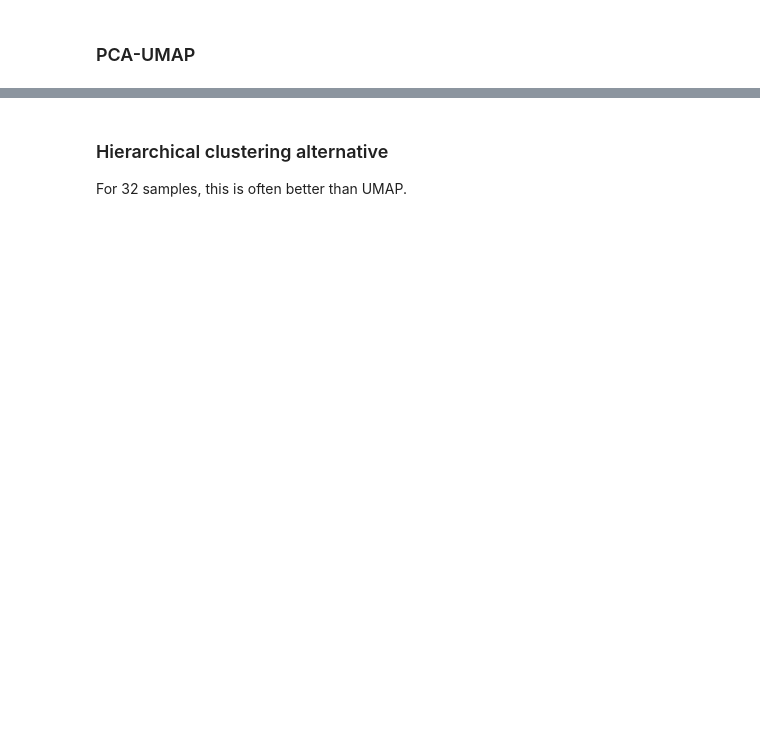
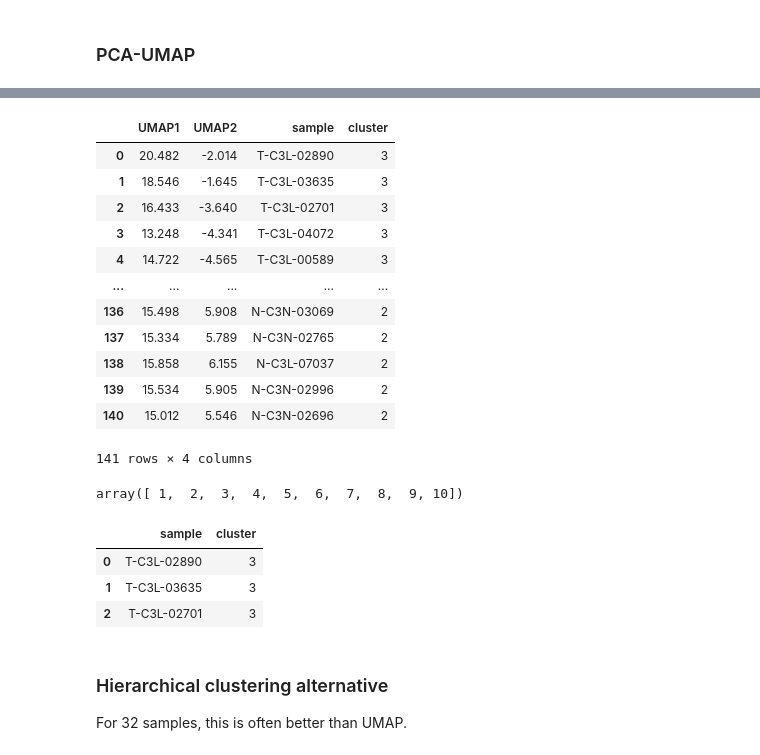
Before and after one commit to flalix/perturb_agent, a Jupyter notebook: notebooks/mtp_cBio_63_PAAD_study_cluster.ipynb, the cells around one changed output, grey strips where cells are left out. Cells and saved outputs as stored; diff of their text form; code cells hidden in the pictures; blank space fills up the shorter version.

```diff
--- a/notebooks/mtp_cBio_63_PAAD_study_cluster.ipynb
+++ b/notebooks/mtp_cBio_63_PAAD_study_cluster.ipynb
@@ -751,0 +836,27 @@ cbio.plot_PCA_UMAP(df_umap2, n_neighbors=n_neighbors, min_dist=min_dist, figsize
+# %%
+df_umap
+# %% [output]
+|  | UMAP1 | UMAP2 | sample | cluster |
+| 0 | 20.482 | -2.014 | T-C3L-02890 | 3 |
+| 1 | 18.546 | -1.645 | T-C3L-03635 | 3 |
+| 2 | 16.433 | -3.640 | T-C3L-02701 | 3 |
+| 3 | 13.248 | -4.341 | T-C3L-04072 | 3 |
+| 4 | 14.722 | -4.565 | T-C3L-00589 | 3 |
+| ... | ... | ... | ... | ... |
+| 136 | 15.498 | 5.908 | N-C3N-03069 | 2 |
+| 137 | 15.334 | 5.789 | N-C3N-02765 | 2 |
+| 138 | 15.858 | 6.155 | N-C3L-07037 | 2 |
+| 139 | 15.534 | 5.905 | N-C3N-02996 | 2 |
+| 140 | 15.012 | 5.546 | N-C3N-02696 | 2 |
+141 rows × 4 columns
+# %%
+np.unique(df_hca.cluster)
+# %% [output]
+array([ 1,  2,  3,  4,  5,  6,  7,  8,  9, 10])
+# %%
+df_hca.head(3)
+# %% [output]
+|  | sample | cluster |
+| 0 | T-C3L-02890 | 3 |
+| 1 | T-C3L-03635 | 3 |
+| 2 | T-C3L-02701 | 3 |
```
Also changed, not shown: parts of 26 cells of this notebook, 7 other files.
